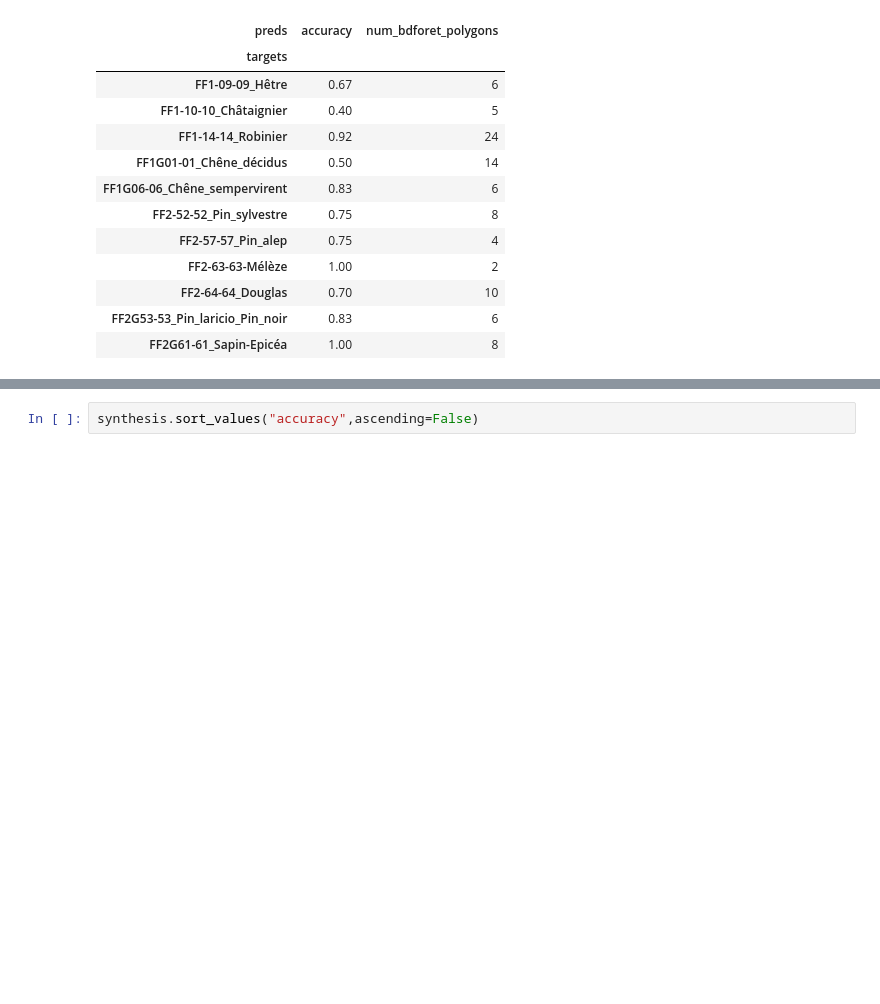
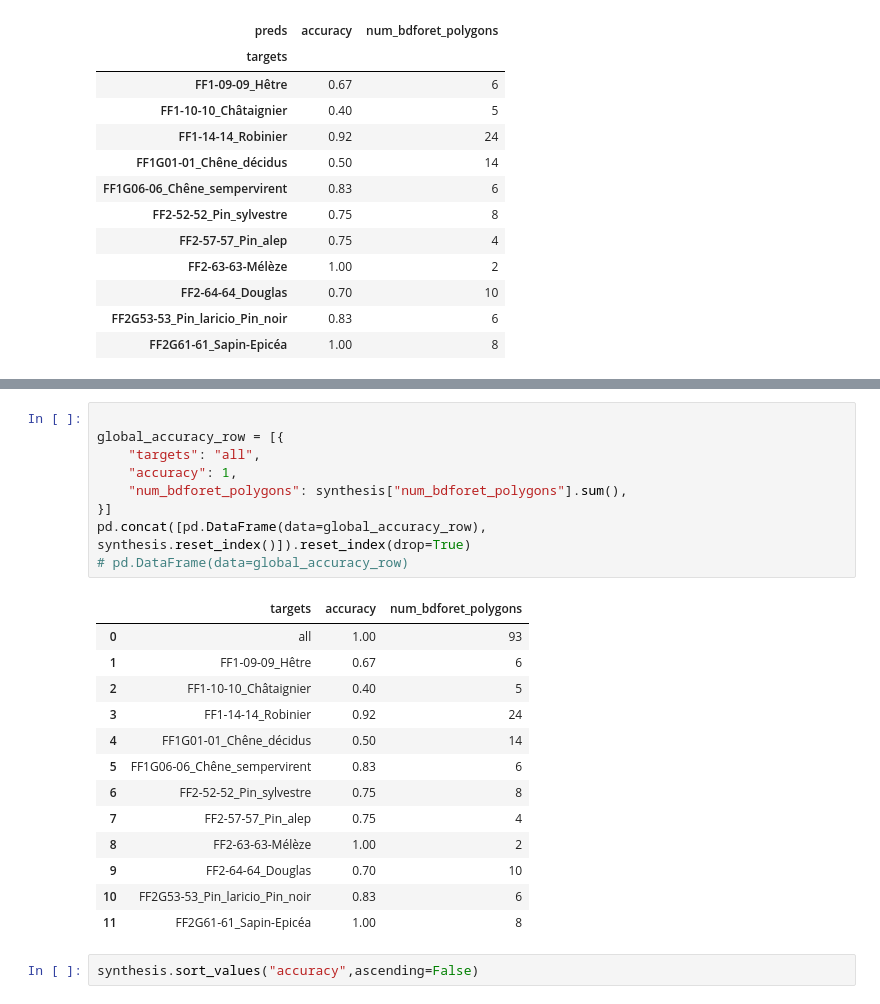
Before and after one commit to IGNF/myria3d, a Jupyter notebook: PureForestID-prediction-by-polygon.ipynb, the cells around one changed output, grey strips where cells are left out. Drawn from its saved outputs; the diff is of its cells as text; blank space fills up the shorter version.

```diff
--- a/PureForestID-prediction-by-polygon.ipynb
+++ b/PureForestID-prediction-by-polygon.ipynb
@@ -110,3 +125,26 @@ synthesis
+# %%
+
+global_accuracy_row = [{
+    "targets": "all",
+    "accuracy": 1,
+    "num_bdforet_polygons": synthesis["num_bdforet_polygons"].sum(),
+}]
+pd.concat([pd.DataFrame(data=global_accuracy_row), synthesis.reset_index()]).reset_index(drop=True)
+# pd.DataFrame(data=global_accuracy_row)
+# %% [output]
+|  | targets | accuracy | num_bdforet_polygons |
+| 0 | all | 1.00 | 93 |
+| 1 | FF1-09-09_Hêtre | 0.67 | 6 |
+| 2 | FF1-10-10_Châtaignier | 0.40 | 5 |
+| 3 | FF1-14-14_Robinier | 0.92 | 24 |
+| 4 | FF1G01-01_Chêne_décidus | 0.50 | 14 |
+| 5 | FF1G06-06_Chêne_sempervirent | 0.83 | 6 |
+| 6 | FF2-52-52_Pin_sylvestre | 0.75 | 8 |
+| 7 | FF2-57-57_Pin_alep | 0.75 | 4 |
+| 8 | FF2-63-63-Mélèze | 1.00 | 2 |
+| 9 | FF2-64-64_Douglas | 0.70 | 10 |
+| 10 | FF2G53-53_Pin_laricio_Pin_noir | 0.83 | 6 |
+| 11 | FF2G61-61_Sapin-Epicéa | 1.00 | 8 |
 # %%
 synthesis.sort_values("accuracy",ascending=False)
 # %% [output]
```
Also changed, not shown: parts of 1 cell of this notebook, 2 other files.
